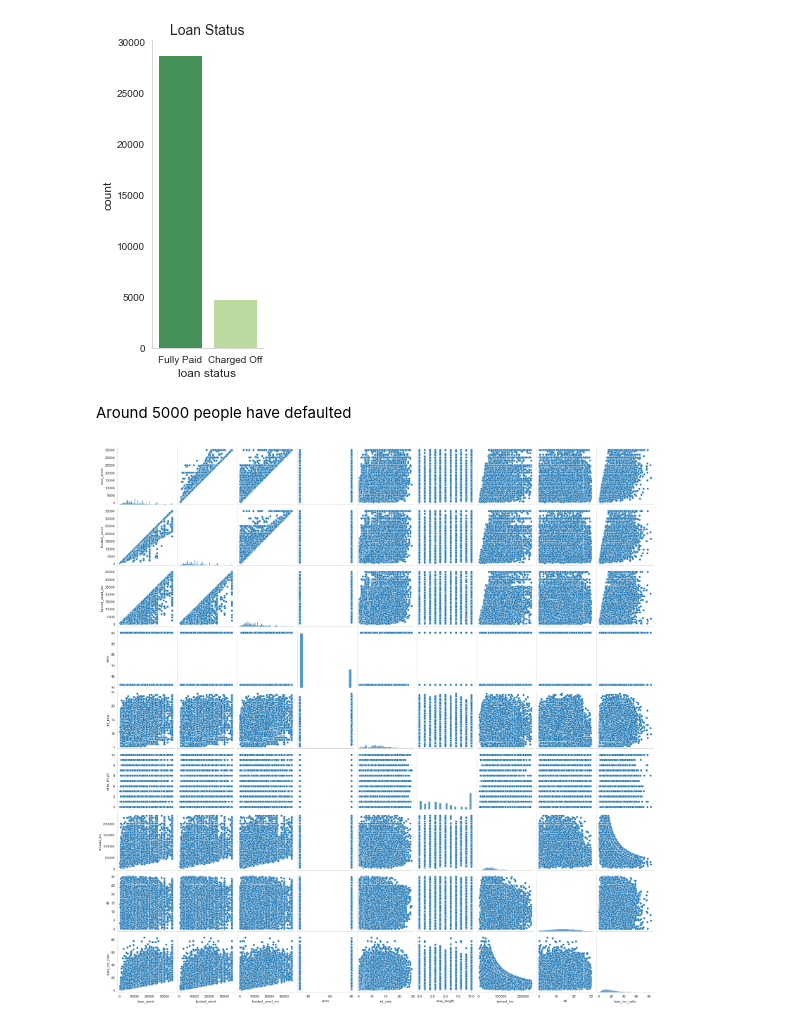
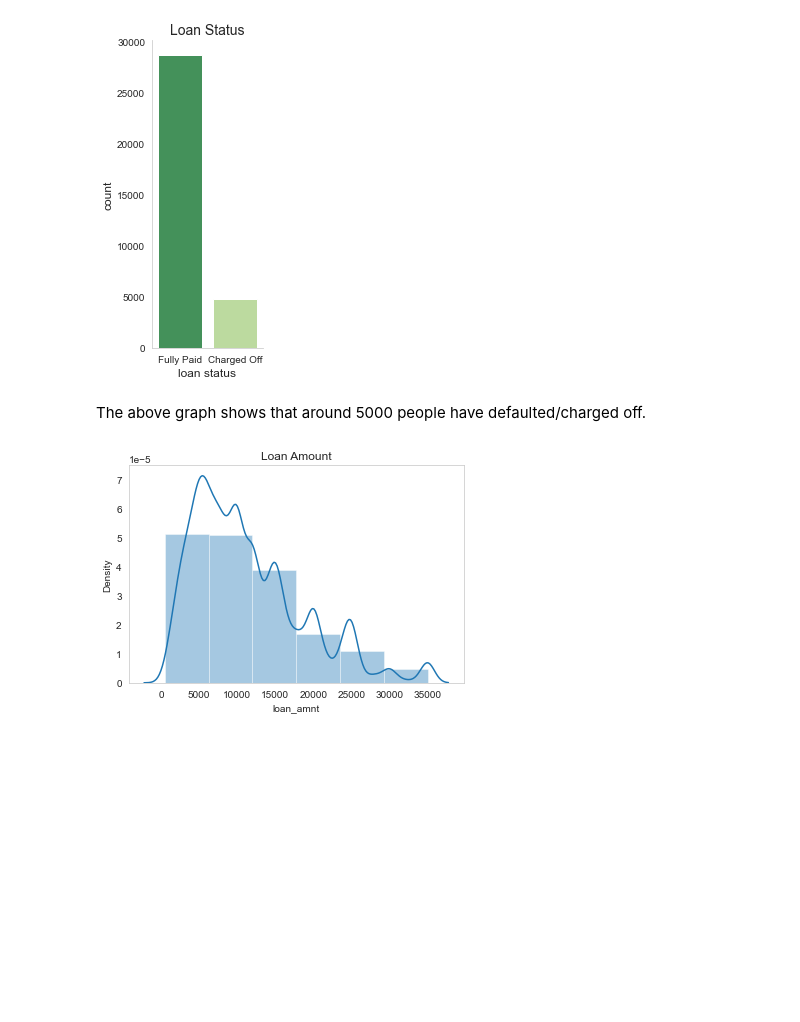
Before and after one commit to ananyaaD/Gramener-Case-Study, a Jupyter notebook: Gramener Case Study.ipynb, the cells around one changed output. Drawn from its saved outputs; the diff is of its cells as text; code cells hidden in the pictures; blank space fills up the shorter version.

```diff
--- a/Gramener Case Study.ipynb
+++ b/Gramener Case Study.ipynb
@@ -582,9 +582,12 @@ plt.show()
 # %% [output]
 [figure]
 # %% [markdown]
-Around 5000 people have defaulted
+The above graph shows that around 5000 people have defaulted/charged off.
 # %%
-sns.pairplot(data)
+# let us see the distribution of loan amount
+
+plt.title('Loan Amount')
+sns.distplot(data['loan_amnt'], bins=6)
 plt.show()
 # %% [output]
-[figure, old version]
+[figure, new version]
```
Also changed, not shown: parts of 13 cells of this notebook.
